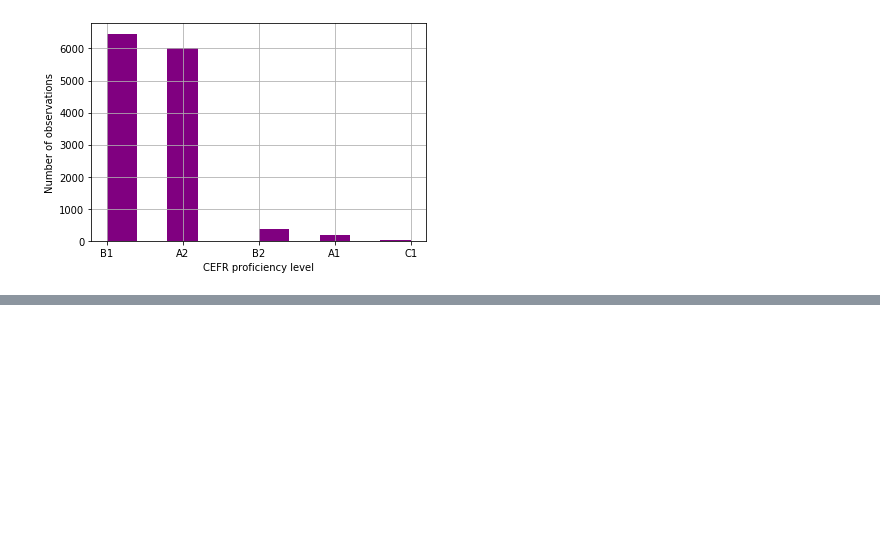
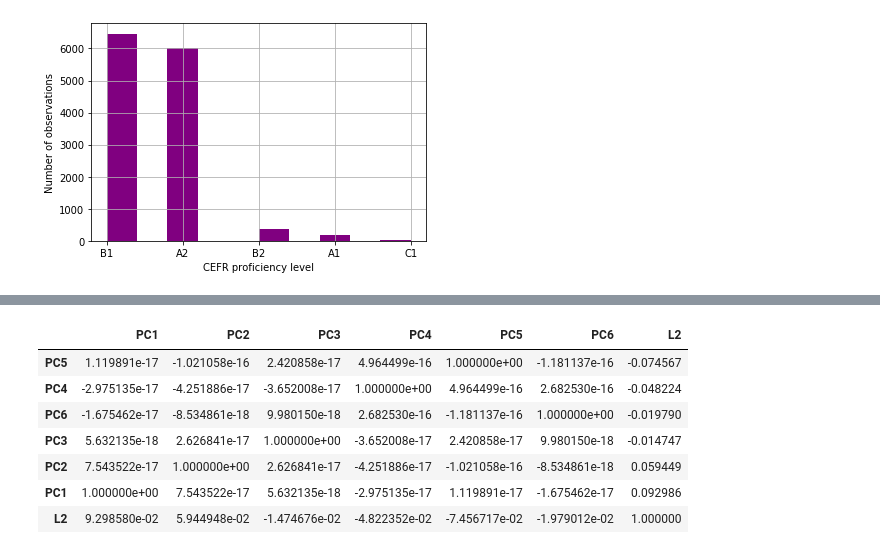
Before and after one commit to nastiaglushko/insight-data-project, a Jupyter notebook: notebooks/01_gachon_preprocessing.ipynb, the cells around one changed output, grey strips where cells are left out. Cells and saved outputs as stored; diff of their text form; code cells hidden in the pictures; blank space fills up the shorter version.

```diff
--- a/notebooks/01_gachon_preprocessing.ipynb
+++ b/notebooks/01_gachon_preprocessing.ipynb
@@ -173,0 +178,16 @@ sns.heatmap(corr, mask=np.zeros_like(corr, dtype=np.bool), cmap=sns.diverging_pa
+# %%
+l2 = np.expand_dims(df.L2_proficiency, axis = 1)
+projected_wL2Prof = np.append(projected, l2, axis=1)
+df_proj = pd.DataFrame(data=projected_wL2Prof, columns=['PC1', 'PC2', 'PC3', 'PC4', 'PC5', 'PC6', 'L2'])
+# %%
+corr_proj = df_proj.corr()
+corr_proj.sort_values(by = 'L2')
+# %% [output]
+|  | PC1 | PC2 | PC3 | PC4 | PC5 | PC6 | L2 |
+| PC5 | 1.119891e-17 | -1.021058e-16 | 2.420858e-17 | 4.964499e-16 | 1.000000e+00 | -1.181137e-16 | -0.074567 |
+| PC4 | -2.975135e-17 | -4.251886e-17 | -3.652008e-17 | 1.000000e+00 | 4.964499e-16 | 2.682530e-16 | -0.048224 |
+| PC6 | -1.675462e-17 | -8.534861e-18 | 9.980150e-18 | 2.682530e-16 | -1.181137e-16 | 1.000000e+00 | -0.019790 |
+| PC3 | 5.632135e-18 | 2.626841e-17 | 1.000000e+00 | -3.652008e-17 | 2.420858e-17 | 9.980150e-18 | -0.014747 |
+| PC2 | 7.543522e-17 | 1.000000e+00 | 2.626841e-17 | -4.251886e-17 | -1.021058e-16 | -8.534861e-18 | 0.059449 |
+| PC1 | 1.000000e+00 | 7.543522e-17 | 5.632135e-18 | -2.975135e-17 | 1.119891e-17 | -1.675462e-17 | 0.092986 |
+| L2 | 9.298580e-02 | 5.944948e-02 | -1.474676e-02 | -4.822352e-02 | -7.456717e-02 | -1.979012e-02 | 1.000000 |
```
Also changed, not shown: parts of 15 cells of this notebook.
